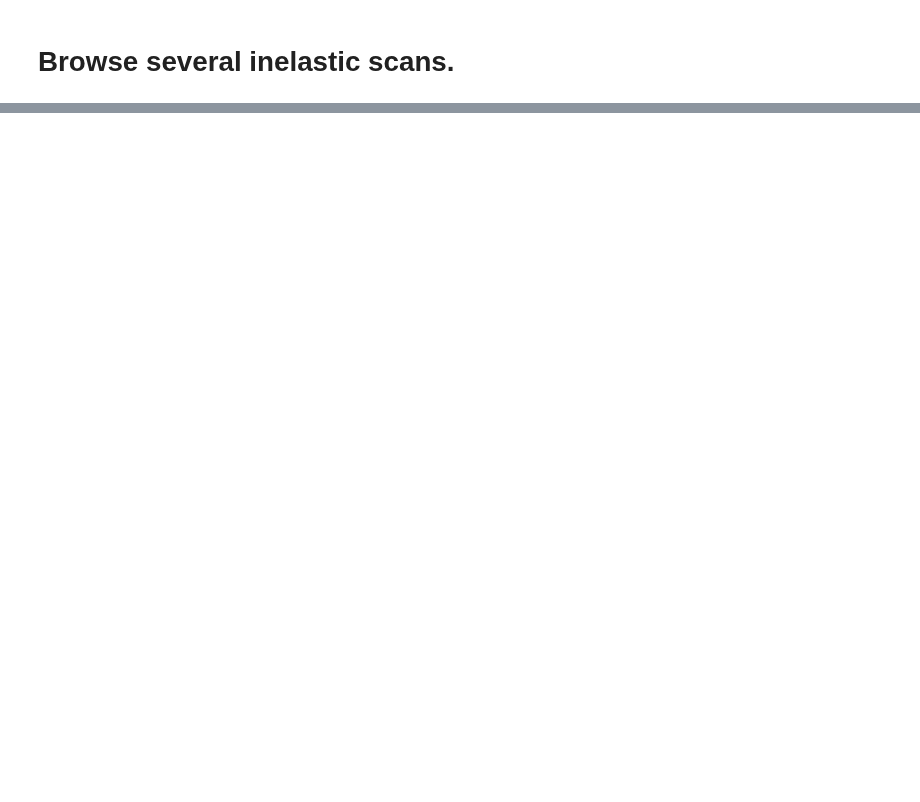
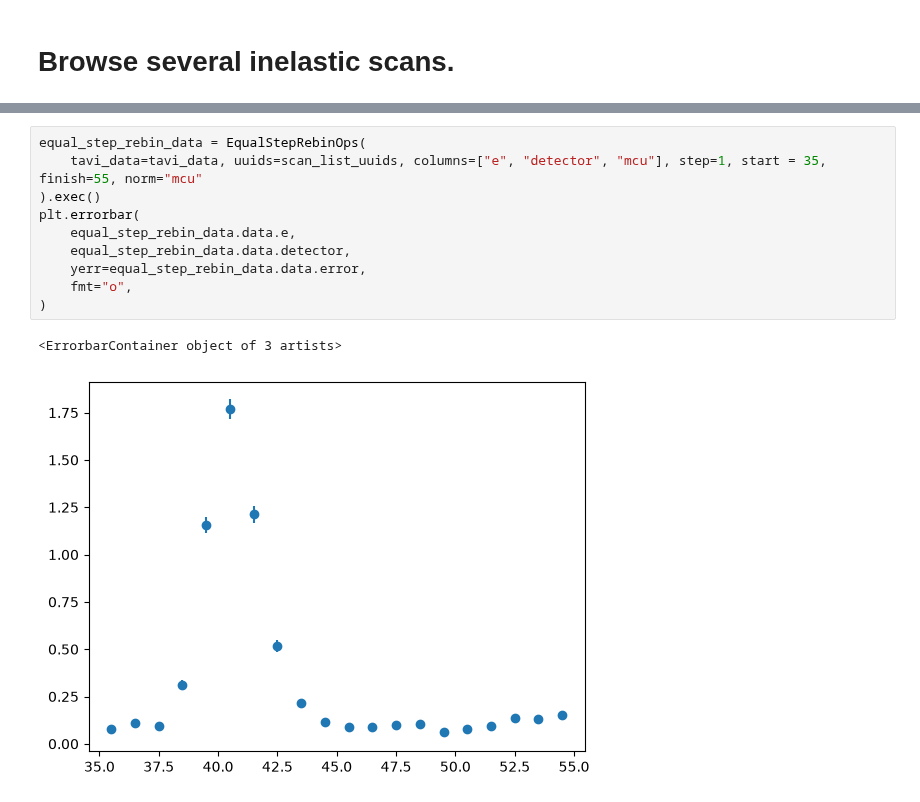
Before and after one commit to neutrons/TAVI, a Jupyter notebook: scripts/Rebin.ipynb, the cells around one changed output, grey strips where cells are left out. Cells and saved outputs as stored; diff of their text form; blank space fills up the shorter version.

```diff
--- a/scripts/Rebin.ipynb
+++ b/scripts/Rebin.ipynb
@@ -138,0 +57,13 @@ tas.browse_resolution_ellipse(scan_list, resolution_frame=((1, 0, 0), (0, 0, 1),
+# %%
+equal_step_rebin_data = EqualStepRebinOps(
+    tavi_data=tavi_data, uuids=scan_list_uuids, columns=["e", "detector", "mcu"], step=1, start = 35, finish=55, norm="mcu"
+).exec()
+plt.errorbar(
+    equal_step_rebin_data.data.e,
+    equal_step_rebin_data.data.detector,
+    yerr=equal_step_rebin_data.data.error,
+    fmt="o",
+)
+# %% [output]
+<ErrorbarContainer object of 3 artists>
+[figure, added]
```
Also changed, not shown: parts of 16 cells of this notebook, 2 other files.
